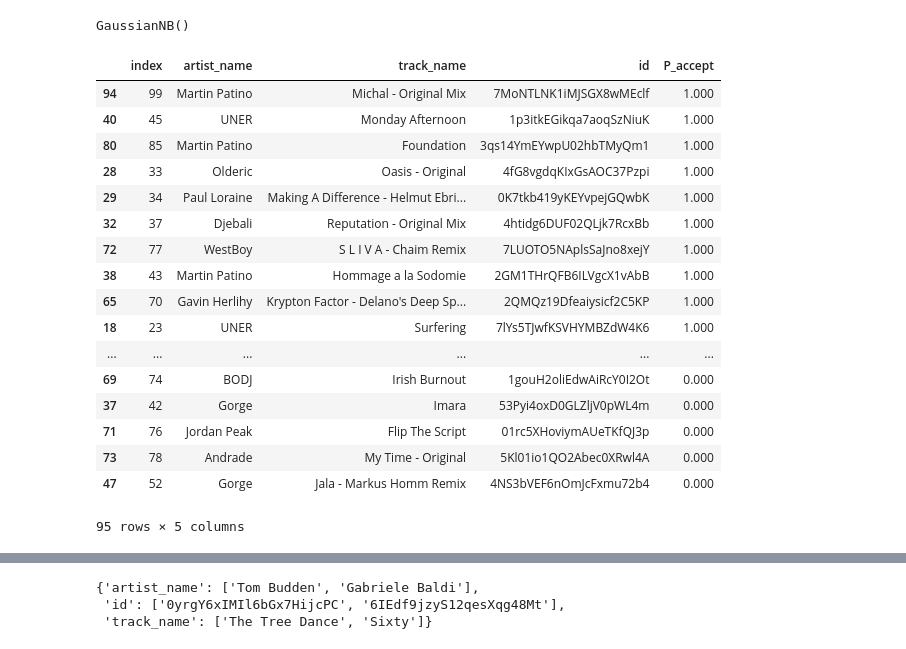
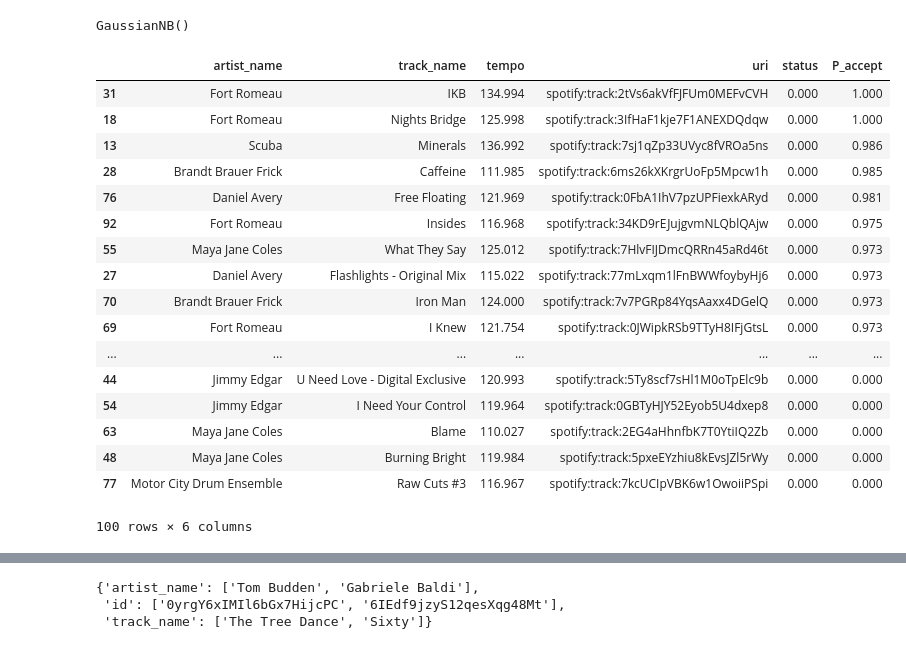
Before and after one commit to tomsyouruncle/DJ_suggest, a Jupyter notebook: notebooks/Naive_Bayes_scratch.ipynb, the cells around one changed output, grey strips where cells are left out. Drawn from its saved outputs; the diff is of its cells as text; code cells hidden in the pictures.

```diff
--- a/notebooks/Naive_Bayes_scratch.ipynb
+++ b/notebooks/Naive_Bayes_scratch.ipynb
@@ -65,0 +54,8 @@ trackset.head(trained_so_far)[gui_cols]
+# %%
+training_set = get_tracks_details(init_seed).merge(get_features_for_tracks(init_seed), on='id')
+training_set['status'] = np.ones(len(init_seed))
+training_set['weight'] = np.ones(len(init_seed))
+training_set['P_accept'] = np.zeros(len(init_seed))
+# %%
+gui_cols = ['artist_name','track_name','tempo','uri','status','P_accept']
+training_set[gui_cols]
@@ -65,0 +67,7 @@ trackset.head(trained_so_far)[gui_cols]
+# %%
+# ONLY RUN THIS TO ACCEPT/REJECT A TRACK
+
+id_to_process = 84
+trackset.loc[id_to_process,'status'] = 1
+training_set.loc[len(training_set)+1] = trackset.loc[id_to_process]
+trackset = trackset.drop([id_to_process])
@@ -66,12 +91,11 @@ trackset.head(trained_so_far)[gui_cols]
 # %%
-
 # np.set_printoptions(precision=4)
 # np.set_printoptions(suppress=True)
 
-useful_features = ['acousticness','danceability','energy','speechiness','tempo','valence']
-X = trackset.head(trained_so_far)[useful_features]
-Y = [0,1,0,1,0]
-w = np.array([1,1,1,1,1])
+useful_features = ['acousticness','danceability','instrumentalness','energy','speechiness','tempo','valence']
+X = training_set[useful_features]
+Y = training_set.status
+w = training_set.weight
 # %%
 from sklearn.naive_bayes import GaussianNB
 clf = GaussianNB()
@@ -80,29 +104,29 @@ clf.fit(X, Y, sample_weight=w)
 GaussianNB()
 # %%
 pd.options.display.float_format = '{:,.3f}'.format
-predicts = pd.DataFrame(clf.predict_proba(trackset.tail(trackset.shape[0] - trained_so_far)[useful_features]))
+predicts = pd.DataFrame(clf.predict_proba(trackset[useful_features]))
 predicts.columns = ['P_reject','P_accept']
-predicts_labeled = trackset.tail(trackset.shape[0] - trained_so_far)[gui_cols].reset_index()
-predicts_labeled['P_accept'] = predicts.P_accept
-predicts_labeled.sort_values(by=['P_accept'], ascending=False)
+trackset.P_accept = predicts['P_accept']
+trackset = trackset.sort_values(by=['P_accept'], ascending=False)
+trackset[gui_cols]
 # %% [output]
-|  | index | artist_name | track_name | id | P_accept |
-| 94 | 99 | Martin Patino | Michal - Original Mix | 7MoNTLNK1iMJSGX8wMEclf | 1.000 |
-| 40 | 45 | UNER | Monday Afternoon | 1p3itkEGikqa7aoqSzNiuK | 1.000 |
-| 80 | 85 | Martin Patino | Foundation | 3qs14YmEYwpU02hbTMyQm1 | 1.000 |
-| 28 | 33 | Olderic | Oasis - Original | 4fG8vgdqKIxGsAOC37Pzpi | 1.000 |
-| 29 | 34 | Paul Loraine | Making A Difference - Helmut Ebri... | 0K7tkb419yKEYvpejGQwbK | 1.000 |
-| 32 | 37 | Djebali | Reputation - Original Mix | 4htidg6DUF02QLjk7RcxBb | 1.000 |
-| 72 | 77 | WestBoy | S L I V A - Chaim Remix | 7LUOTO5NAplsSaJno8xejY | 1.000 |
-| 38 | 43 | Martin Patino | Hommage a la Sodomie | 2GM1THrQFB6ILVgcX1vAbB | 1.000 |
-| 65 | 70 | Gavin Herlihy | Krypton Factor - Delano's Deep Sp... | 2QMQz19Dfeaiysicf2C5KP | 1.000 |
-| 18 | 23 | UNER | Surfering | 7lYs5TJwfKSVHYMBZdW4K6 | 1.000 |
-| ... | ... | ... | ... | ... | ... |
-| 69 | 74 | BODJ | Irish Burnout | 1gouH2oliEdwAiRcY0I2Ot | 0.000 |
-| 37 | 42 | Gorge | Imara | 53Pyi4oxD0GLZljV0pWL4m | 0.000 |
-| 71 | 76 | Jordan Peak | Flip The Script | 01rc5XHoviymAUeTKfQJ3p | 0.000 |
-| 73 | 78 | Andrade | My Time - Original | 5Kl01io1QO2Abec0XRwl4A | 0.000 |
-| 47 | 52 | Gorge | Jala - Markus Homm Remix | 4NS3bVEF6nOmJcFxmu72b4 | 0.000 |
+|  | artist_name | track_name | tempo | uri | status | P_accept |
+| 31 | Fort Romeau | IKB | 134.994 | spotify:track:2tVs6akVfFJFUm0MEFvCVH | 0.000 | 1.000 |
+| 18 | Fort Romeau | Nights Bridge | 125.998 | spotify:track:3IfHaF1kje7F1ANEXDQdqw | 0.000 | 1.000 |
+| 13 | Scuba | Minerals | 136.992 | spotify:track:7sj1qZp33UVyc8fVROa5ns | 0.000 | 0.986 |
+| 28 | Brandt Brauer Frick | Caffeine | 111.985 | spotify:track:6ms26kXKrgrUoFp5Mpcw1h | 0.000 | 0.985 |
+| 76 | Daniel Avery | Free Floating | 121.969 | spotify:track:0FbA1IhV7pzUPFiexkARyd | 0.000 | 0.981 |
+| 92 | Fort Romeau | Insides | 116.968 | spotify:track:34KD9rEJujgvmNLQblQAjw | 0.000 | 0.975 |
+| 55 | Maya Jane Coles | What They Say | 125.012 | spotify:track:7HlvFIJDmcQRRn45aRd46t | 0.000 | 0.973 |
+| 27 | Daniel Avery | Flashlights - Original Mix | 115.022 | spotify:track:77mLxqm1lFnBWWfoybyHj6 | 0.000 | 0.973 |
+| 70 | Brandt Brauer Frick | Iron Man | 124.000 | spotify:track:7v7PGRp84YqsAaxx4DGelQ | 0.000 | 0.973 |
+| 69 | Fort Romeau | I Knew | 121.754 | spotify:track:0JWipkRSb9TTyH8IFjGtsL | 0.000 | 0.973 |
+| ... | ... | ... | ... | ... | ... | ... |
+| 44 | Jimmy Edgar | U Need Love - Digital Exclusive | 120.993 | spotify:track:5Ty8scf7sHl1M0oTpElc9b | 0.000 | 0.000 |
+| 54 | Jimmy Edgar | I Need Your Control | 119.964 | spotify:track:0GBTyHJY52Eyob5U4dxep8 | 0.000 | 0.000 |
+| 63 | Maya Jane Coles | Blame | 110.027 | spotify:track:2EG4aHhnfbK7T0YtiIQ2Zb | 0.000 | 0.000 |
+| 48 | Maya Jane Coles | Burning Bright | 119.984 | spotify:track:5pxeEYzhiu8kEvsJZl5rWy | 0.000 | 0.000 |
+| 77 | Motor City Drum Ensemble | Raw Cuts #3 | 116.967 | spotify:track:7kcUCIpVBK6w1OwoiiPSpi | 0.000 | 0.000 |
-95 rows × 5 columns
+100 rows × 6 columns
 # %%
 import seaborn as sb
```
Also changed, not shown: parts of 13 cells of this notebook, 13 other files.
